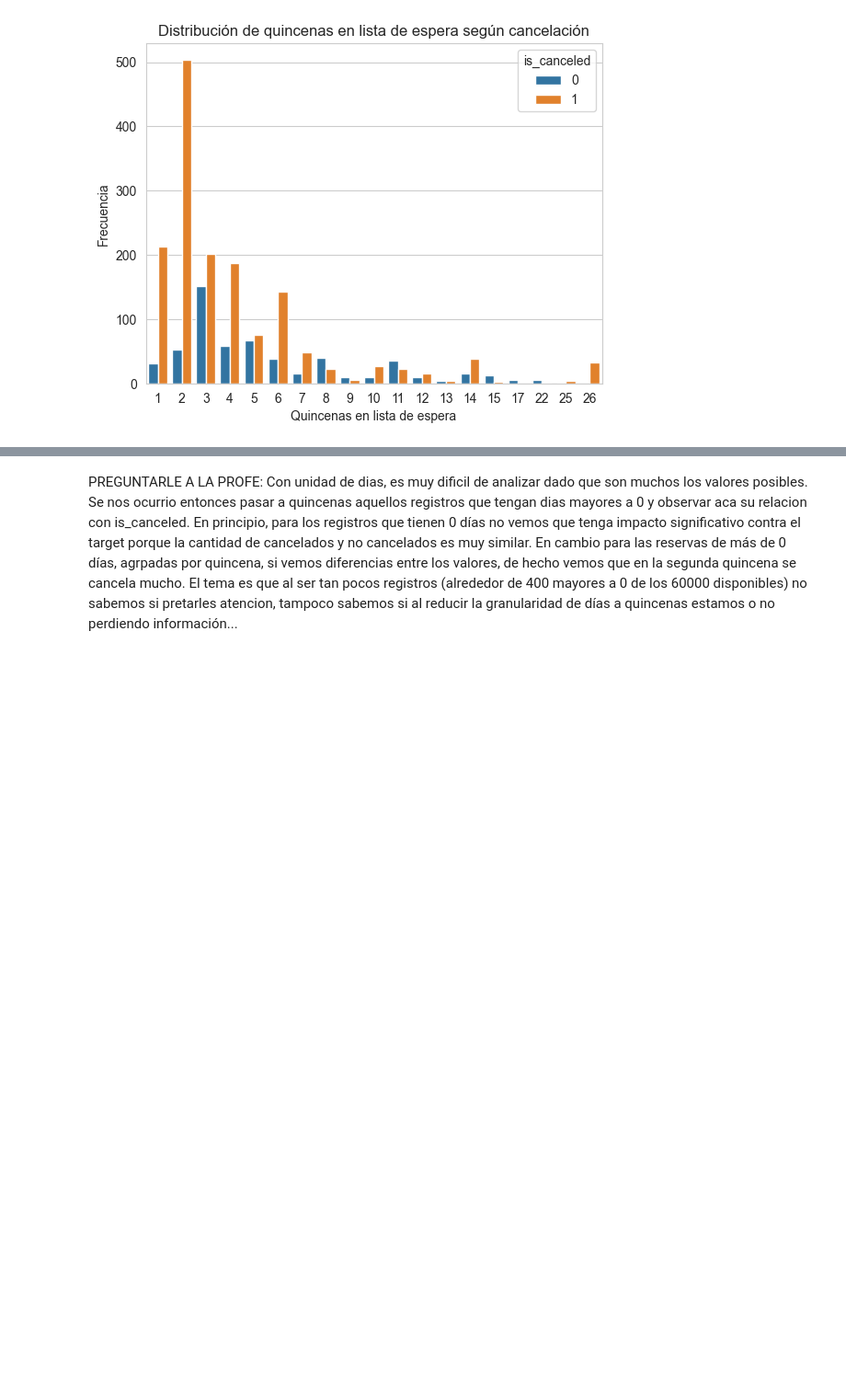
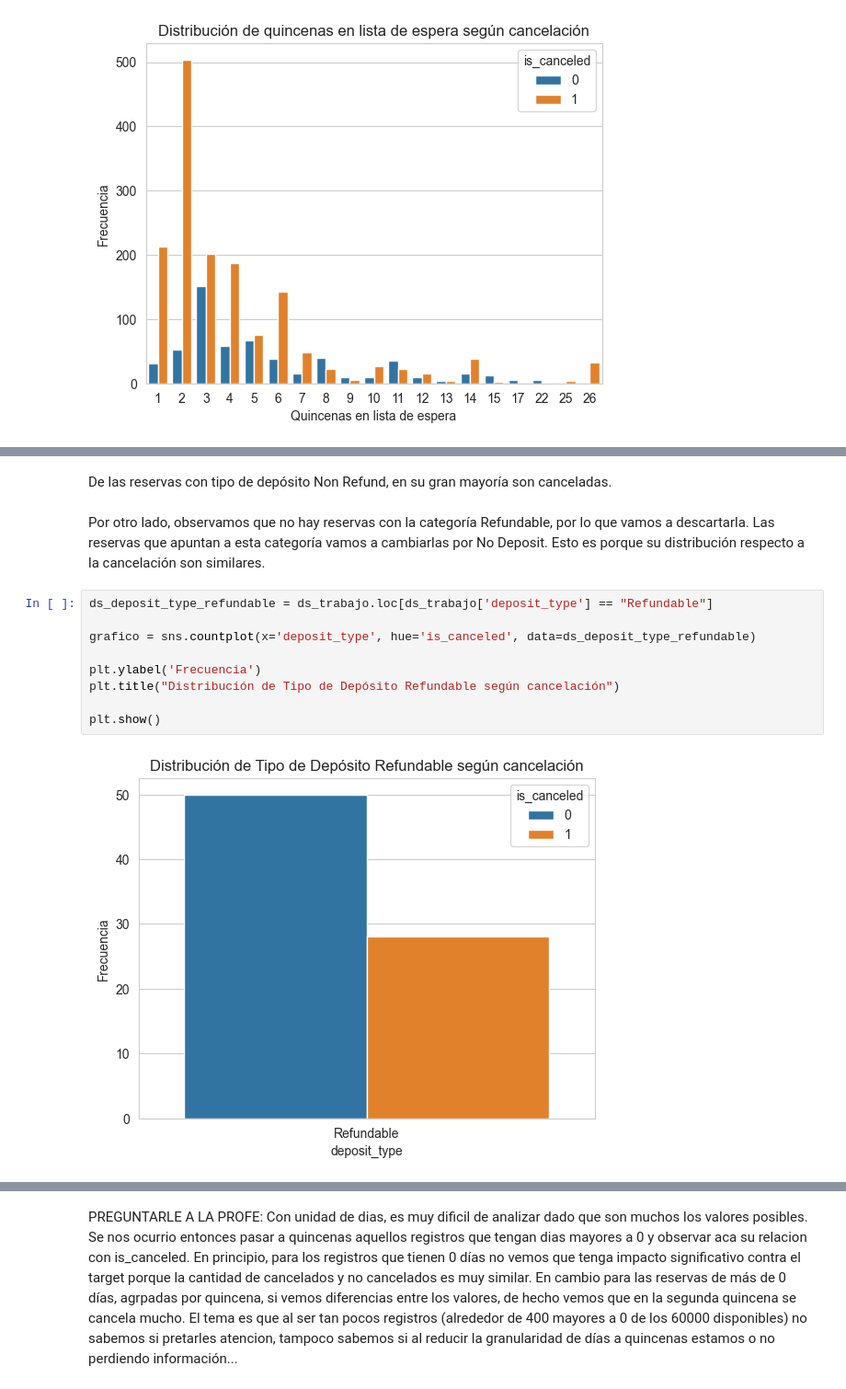
Before and after one commit to mrinkspot/Data-Science-and-Machine-Learning-Projects, a Jupyter notebook: notebook_tp.ipynb, the cells around one changed output, grey strips where cells are left out. Shown at 92% size. Drawn from its saved outputs; the diff is of its cells as text; blank space fills up the shorter version.

```diff
--- a/notebook_tp.ipynb
+++ b/notebook_tp.ipynb
@@ -942,0 +973,15 @@ plt.show()
+# %% [markdown]
+De las reservas con tipo de depósito Non Refund, en su gran mayoría son canceladas.
+# %% [markdown]
+Por otro lado, observamos que no hay reservas con la categoría Refundable, por lo que vamos a descartarla. Las reservas que apuntan a esta categoría vamos a cambiarlas por No Deposit. Esto es porque su distribución respecto a la cancelación son similares.
+# %%
+ds_deposit_type_refundable = ds_trabajo.loc[ds_trabajo['deposit_type'] == "Refundable"]
+
+grafico = sns.countplot(x='deposit_type', hue='is_canceled', data=ds_deposit_type_refundable)
+
+plt.ylabel('Frecuencia')
+plt.title("Distribución de Tipo de Depósito Refundable según cancelación")
+
+plt.show()
+# %% [output]
+[figure, added]
```
Also changed, not shown: parts of 29 cells of this notebook.
